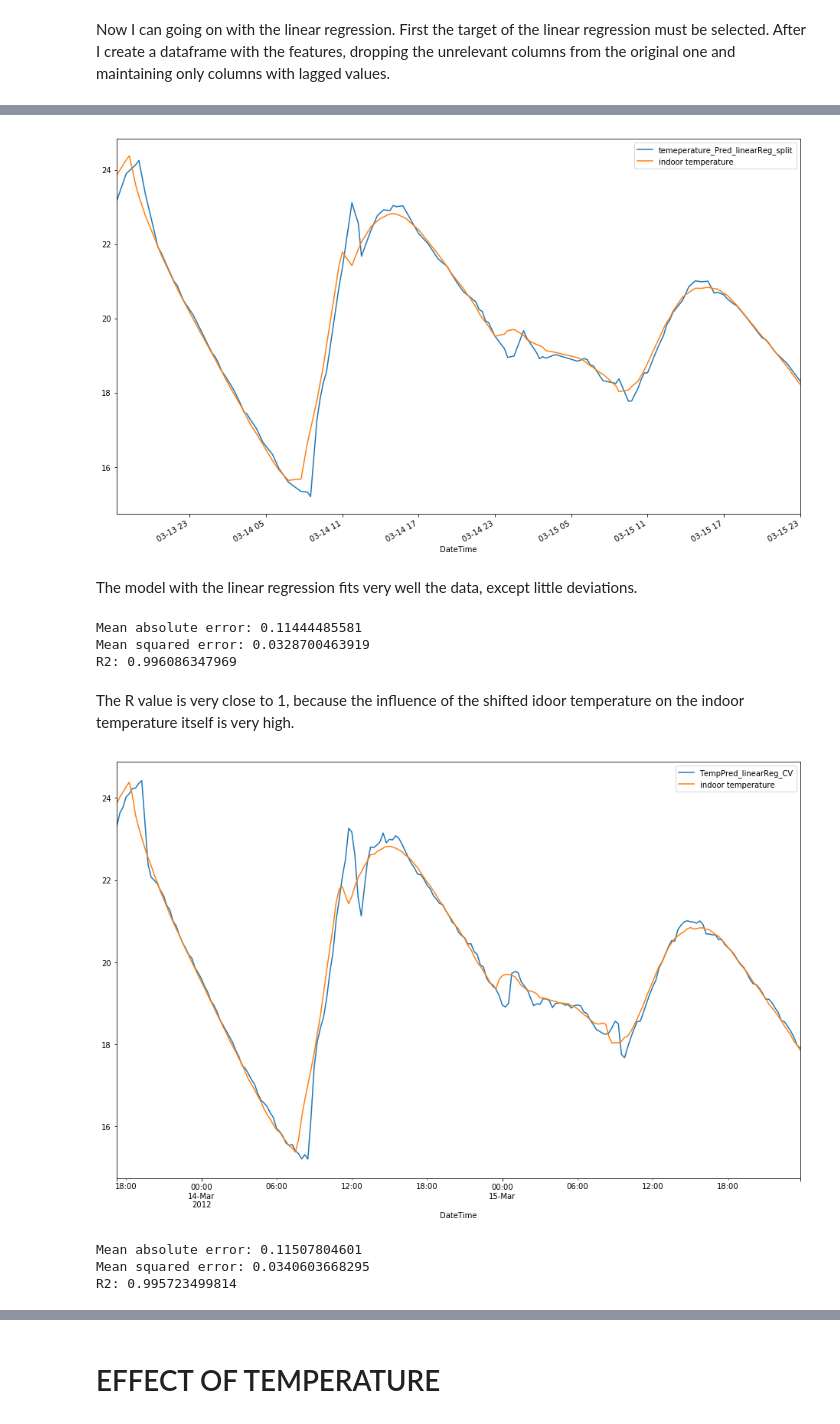
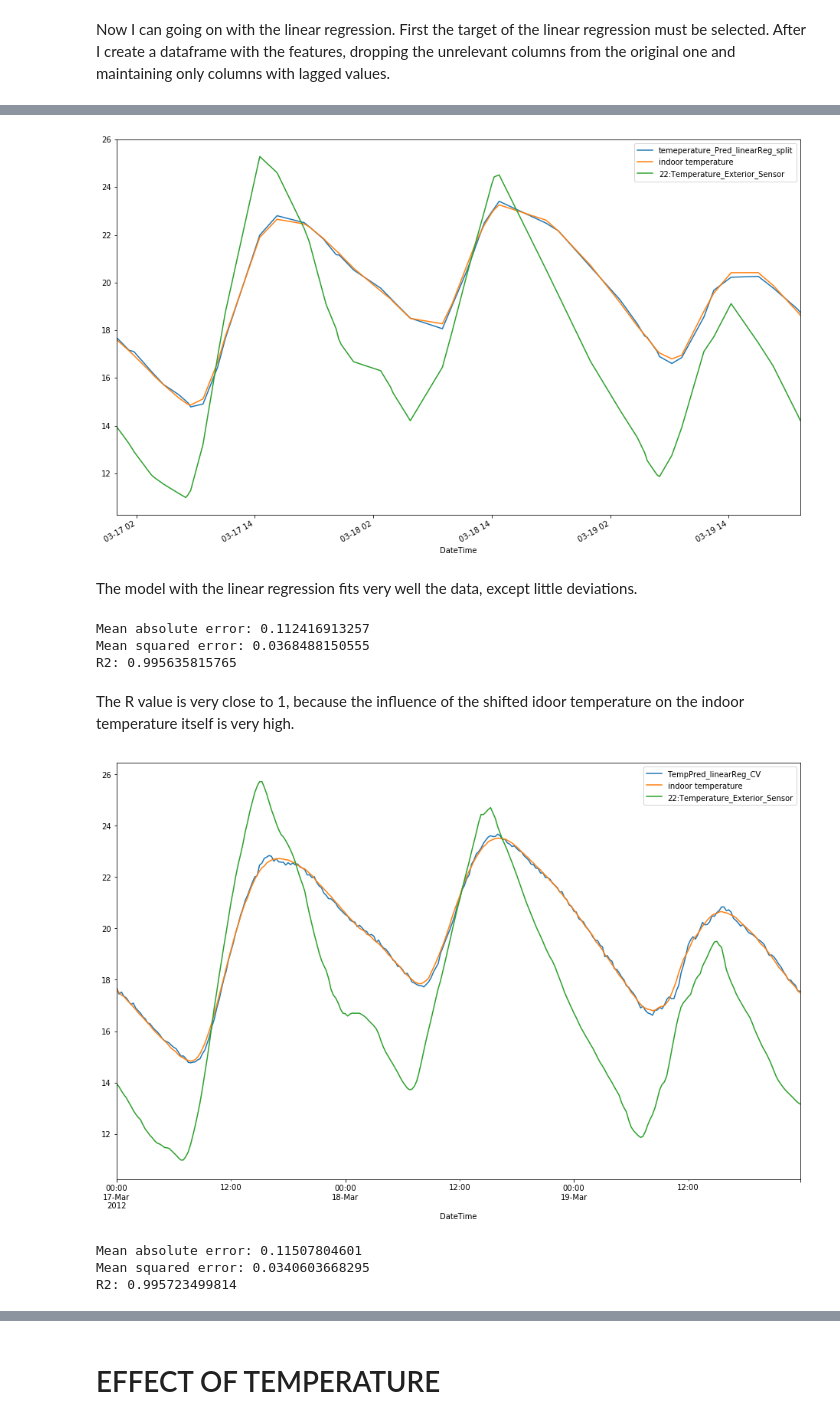
Before and after one commit to bnajafi/Data-driven_Building_Simulation_Projects, a Jupyter notebook: Zero Energy Building--Lanzani-Pilotti-Zannini/Jupyter Notebook/Jupyter Report.ipynb, the cells around one changed output, grey strips where cells are left out. Drawn from its saved outputs; the diff is of its cells as text; code cells hidden in the pictures.

```diff
--- a/Zero Energy Building--Lanzani-Pilotti-Zannini/Jupyter Notebook/Jupyter Report.ipynb
+++ b/Zero Energy Building--Lanzani-Pilotti-Zannini/Jupyter Notebook/Jupyter Report.ipynb
@@ -206,3 +206,8 @@ See the caveats in the documentation: http://pandas.pydata.org/pandas-docs/stabl
   from ipykernel import kernelapp as app
 # %% [markdown]
 I'm cleaning the data frame to delete any negative value of irradiance
+# %%
+DF_DataSetSourceModified["15:Meteo_Exterior_Sol_Oest"]=DF_DataSetSourceModified["15:Meteo_Exterior_Sol_Oest"]/685
+DF_DataSetSourceModified["16:Meteo_Exterior_Sol_Est"]=DF_DataSetSourceModified["16:Meteo_Exterior_Sol_Est"]/685
+DF_DataSetSourceModified["17:Meteo_Exterior_Sol_Sud"]=DF_DataSetSourceModified["17:Meteo_Exterior_Sol_Sud"]/685
+DF_DataSetSourceModified.head()
@@ -313,6 +332,6 @@ I choose the test size to be 0.5 becouse it takes about two week (about half of
 # %%
 from sklearn.model_selection import train_test_split
-X_train, X_test, Y_train, Y_test = train_test_split(DF_features, DF_target, test_size=0.5)
+X_train, X_test, Y_train, Y_test = train_test_split(DF_features, DF_target, test_size=0.2)
 
 from sklearn import linear_model
 linear_reg=linear_model.LinearRegression()
@@ -321,14 +340,15 @@ linear_reg.fit(X_train, Y_train)
 predict_linearReg_split=linear_reg.predict(X_test)
 predict_DF_linearReg_split=pd.DataFrame(predict_linearReg_split, index=Y_test.index, columns=["temeperature_Pred_linearReg_split"])
 predict_DF_linearReg_split=predict_DF_linearReg_split.join(Y_test)
+predict_DF_linearReg_split=predict_DF_linearReg_split.join(DF_DataSetSourceModified["22:Temperature_Exterior_Sensor"])
 predict_DF_linearReg_split.head()
 
-predict_DF_linearReg_split_DF_ChosenDates=predict_DF_linearReg_split["2012-03-13":"2012-03-15"]
+predict_DF_linearReg_split_DF_ChosenDates=predict_DF_linearReg_split["2012-03-17":"2012-03-19"]
 predict_DF_linearReg_split_DF_ChosenDates.plot()
 
 plt.show()
 # %% [output]
-[figure, old version]
+[figure, new version]
 # %% [markdown]
 The model with the linear regression fits very well the data, except little deviations.
 # %%
@@ -341,29 +361,30 @@ print("Mean absolute error: "+str(mean_absolute_error_linearReg_split))
 print("Mean squared error: "+str(mean_squared_error_linearReg_split))
 print("R2: " + str(R2_score_linearReg_split))
 # %% [output]
-Mean absolute error: 0.11444485581
-Mean squared error: 0.0328700463919
-R2: 0.996086347969
+Mean absolute error: 0.112416913257
+Mean squared error: 0.0368488150555
+R2: 0.995635815765
 # %% [markdown]
 The R value is very close to 1, because the influence of the shifted idoor temperature on the indoor temperature itself is very high.
 # %%
 from sklearn.model_selection import cross_val_predict
 predict_linearReg_CV=cross_val_predict(linear_reg, DF_features, DF_target, cv=10)
 
 predict_DF_linearReg_CV=pd.DataFrame(predict_linearReg_CV, index=DF_target.index, columns=["TempPred_linearReg_CV"])
 predict_DF_linearReg_CV=predict_DF_linearReg_CV.join(DF_target)
-predict_DF_linearReg_CV_DF_ChosenDates=predict_DF_linearReg_CV["2012-03-13":"2012-03-15"]
-
+predict_DF_linearReg_CV=predict_DF_linearReg_CV.join(DF_DataSetSourceModified["22:Temperature_Exterior_Sensor"])
+predict_DF_linearReg_CV_DF_ChosenDates=predict_DF_linearReg_CV["2012-03-17":"2012-03-19"]
 predict_DF_linearReg_CV_DF_ChosenDates.plot()
 plt.show()
+
 mean_absolute_error_linearReg_CV=mean_absolute_error(DF_target, predict_linearReg_CV)
 mean_squared_error_linearReg_CV=mean_squared_error(DF_target, predict_linearReg_CV)
 R2_score_linearReg_CV=r2_score(DF_target, predict_linearReg_CV)
 print("Mean absolute error: "+str(mean_absolute_error_linearReg_CV))
 print("Mean squared error: "+str(mean_squared_error_linearReg_CV))
 print("R2: " + str(R2_score_linearReg_CV))
 # %% [output]
-[figure, old version]
+[figure, new version]
 Mean absolute error: 0.11507804601
 Mean squared error: 0.0340603668295
 R2: 0.995723499814
```
Also changed, not shown: parts of 16 cells of this notebook, 1 other file.
